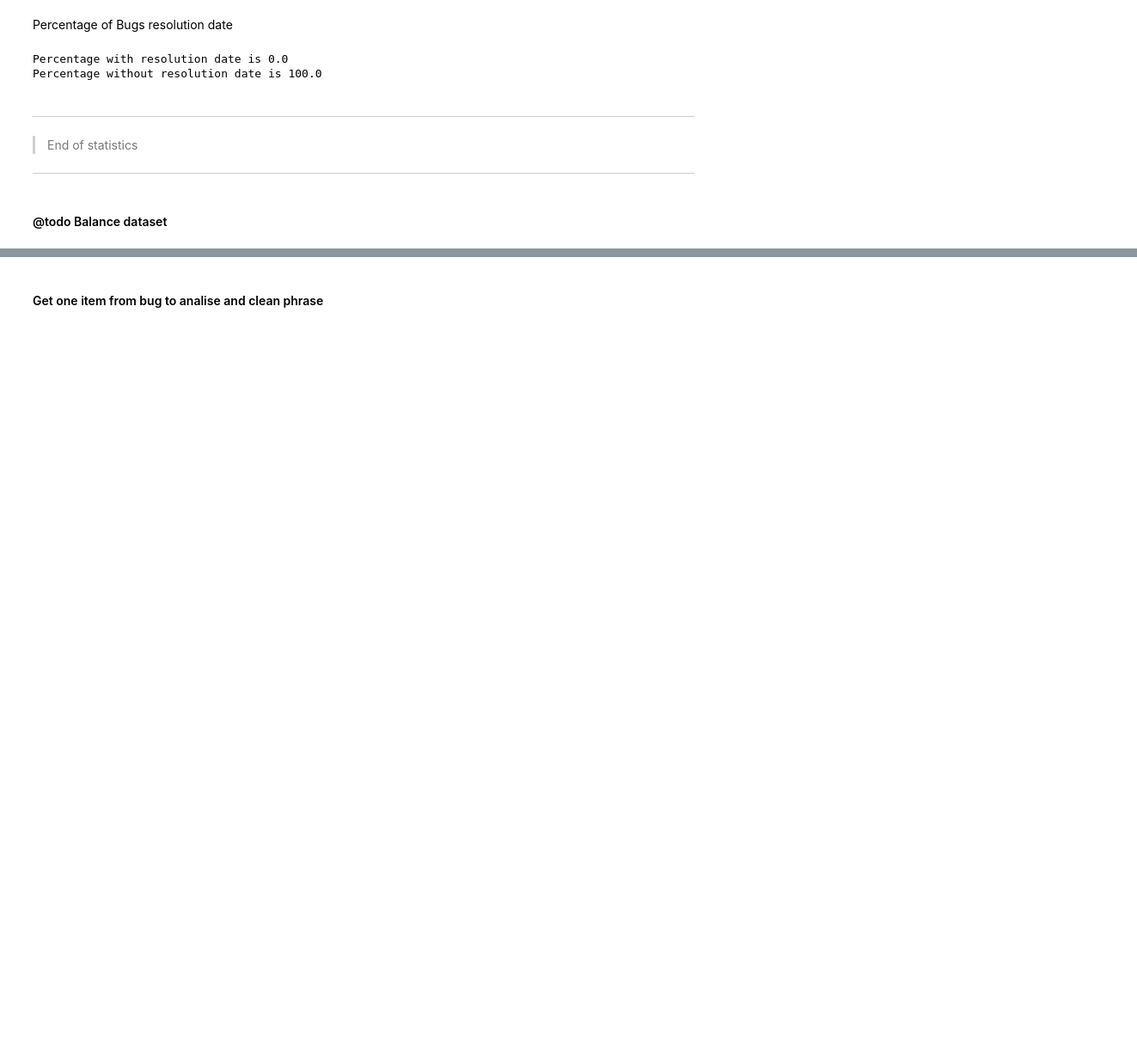
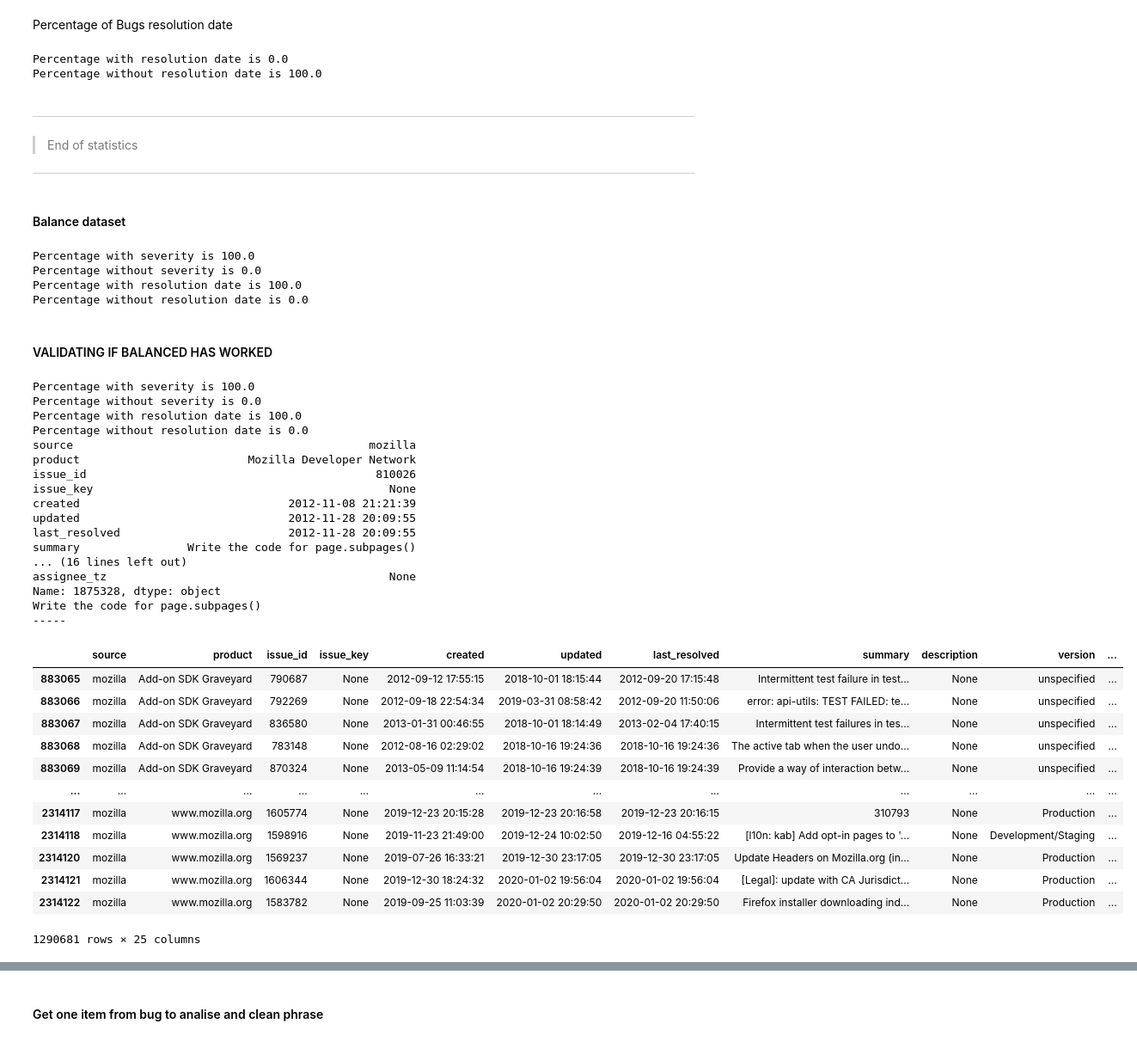
Before and after one commit to mateusragazzi/bug-helper, a Jupyter notebook: main.ipynb, the cells around one changed output, grey strips where cells are left out. Shown: that part at 86% size. Cells and saved outputs as stored; diff of their text form; code cells hidden in the pictures; blank space fills up the shorter version.

Commit message:
Balacing dataset

```diff
--- a/main.ipynb
+++ b/main.ipynb
@@ -166,4 +194,63 @@ Percentage without resolution date is 100.0
 > End of statistics
 ---
 # %% [markdown]
-#### @todo Balance dataset
+#### Balance dataset
+# %%
+baseDataFrame = baseDataFrame[~baseDataFrame['last_resolved'].isnull()]
+baseDataFrame = baseDataFrame[~baseDataFrame['severity'].isnull()]
+# %% [output]
+Percentage with severity is 100.0
+Percentage without severity is 0.0
+Percentage with resolution date is 100.0
+Percentage without resolution date is 0.0
+# %% [markdown]
+#### VALIDATING IF BALANCED HAS WORKED
+# %%
+countOfBugsWithSeverity = len(baseDataFrame[~baseDataFrame['severity'].isnull()])
+countOfBugsWithoutSeverity = len(baseDataFrame[baseDataFrame['severity'].isnull()])
+
+percBugsWithSeverity  = countOfBugsWithSeverity / (countOfBugsWithSeverity + countOfBugsWithoutSeverity)
+print("Percentage with severity is", round(percBugsWithSeverity * 100, 2))
+
+percBugsWithoutSeverity  = countOfBugsWithoutSeverity / (countOfBugsWithSeverity + countOfBugsWithoutSeverity)
+print("Percentage without severity is", round(percBugsWithoutSeverity * 100, 2))
+
+countOfBugsWithResolutionDate = len(baseDataFrame[~baseDataFrame['last_resolved'].isnull()])
+countOfBugsWithoutResolutionDate = len(baseDataFrame[baseDataFrame['last_resolved'].isnull()])
+
+percBugsWithResolutionDate  = countOfBugsWithResolutionDate / (countOfBugsWithResolutionDate + countOfBugsWithoutResolutionDate)
+print("Percentage with resolution date is", round(percBugsWithResolutionDate * 100, 2))
+
+percBugsWithoutResolutionDate  = countOfBugsWithoutResolutionDate / (countOfBugsWithResolutionDate + countOfBugsWithoutResolutionDate)
+print("Percentage without resolution date is", round(percBugsWithoutResolutionDate * 100, 2))
+# %% [output]
+Percentage with severity is 100.0
+Percentage without severity is 0.0
+Percentage with resolution date is 100.0
+Percentage without resolution date is 0.0
+source                                            mozilla
+product                         Mozilla Developer Network
+issue_id                                           810026
+issue_key                                            None
+created                               2012-11-08 21:21:39
+updated                               2012-11-28 20:09:55
+last_resolved                         2012-11-28 20:09:55
+summary                Write the code for page.subpages()
+... (16 lines left out)
+assignee_tz                                          None
+Name: 1875328, dtype: object
+Write the code for page.subpages()
+-----
+|  | source | product | issue_id | issue_key | created | updated | last_resolved | summary | description | version | ... |
+| 883065 | mozilla | Add-on SDK Graveyard | 790687 | None | 2012-09-12 17:55:15 | 2018-10-01 18:15:44 | 2012-09-20 17:15:48 | Intermittent test failure in test... | None | unspecified | ... |
+| 883066 | mozilla | Add-on SDK Graveyard | 792269 | None | 2012-09-18 22:54:34 | 2019-03-31 08:58:42 | 2012-09-20 11:50:06 | error: api-utils: TEST FAILED: te... | None | unspecified | ... |
+| 883067 | mozilla | Add-on SDK Graveyard | 836580 | None | 2013-01-31 00:46:55 | 2018-10-01 18:14:49 | 2013-02-04 17:40:15 | Intermittent test failures in tes... | None | unspecified | ... |
+| 883068 | mozilla | Add-on SDK Graveyard | 783148 | None | 2012-08-16 02:29:02 | 2018-10-16 19:24:36 | 2018-10-16 19:24:36 | The active tab when the user undo... | None | unspecified | ... |
+| 883069 | mozilla | Add-on SDK Graveyard | 870324 | None | 2013-05-09 11:14:54 | 2018-10-16 19:24:39 | 2018-10-16 19:24:39 | Provide a way of interaction betw... | None | unspecified | ... |
+| ... | ... | ... | ... | ... | ... | ... | ... | ... | ... | ... | ... |
+| 2314117 | mozilla | www.mozilla.org | 1605774 | None | 2019-12-23 20:15:28 | 2019-12-23 20:16:58 | 2019-12-23 20:16:15 | 310793 | None | Production | ... |
+| 2314118 | mozilla | www.mozilla.org | 1598916 | None | 2019-11-23 21:49:00 | 2019-12-24 10:02:50 | 2019-12-16 04:55:22 | [l10n: kab] Add opt-in pages to '... | None | Development/Staging | ... |
+| 2314120 | mozilla | www.mozilla.org | 1569237 | None | 2019-07-26 16:33:21 | 2019-12-30 23:17:05 | 2019-12-30 23:17:05 | Update Headers on Mozilla.org (in... | None | Production | ... |
+| 2314121 | mozilla | www.mozilla.org | 1606344 | None | 2019-12-30 18:24:32 | 2020-01-02 19:56:04 | 2020-01-02 19:56:04 | [Legal]: update with CA Jurisdict... | None | Production | ... |
+| 2314122 | mozilla | www.mozilla.org | 1583782 | None | 2019-09-25 11:03:39 | 2020-01-02 20:29:50 | 2020-01-02 20:29:50 | Firefox installer downloading ind... | None | Production | ... |
+1290681 rows × 25 columns
```
Also changed, not shown: parts of 11 cells of this notebook.
